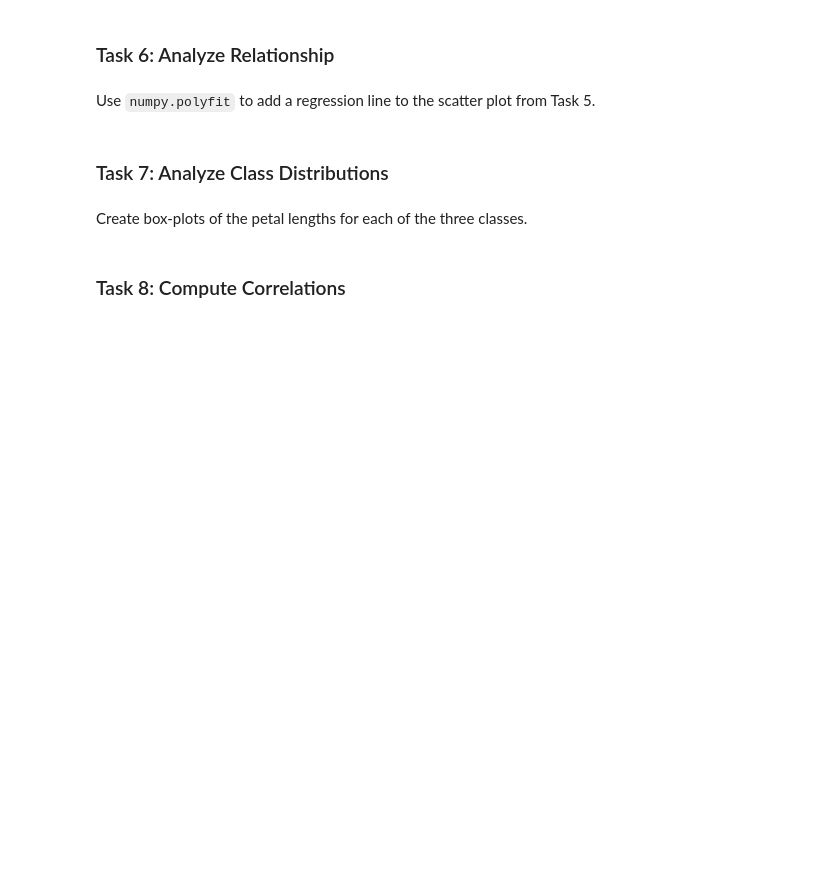
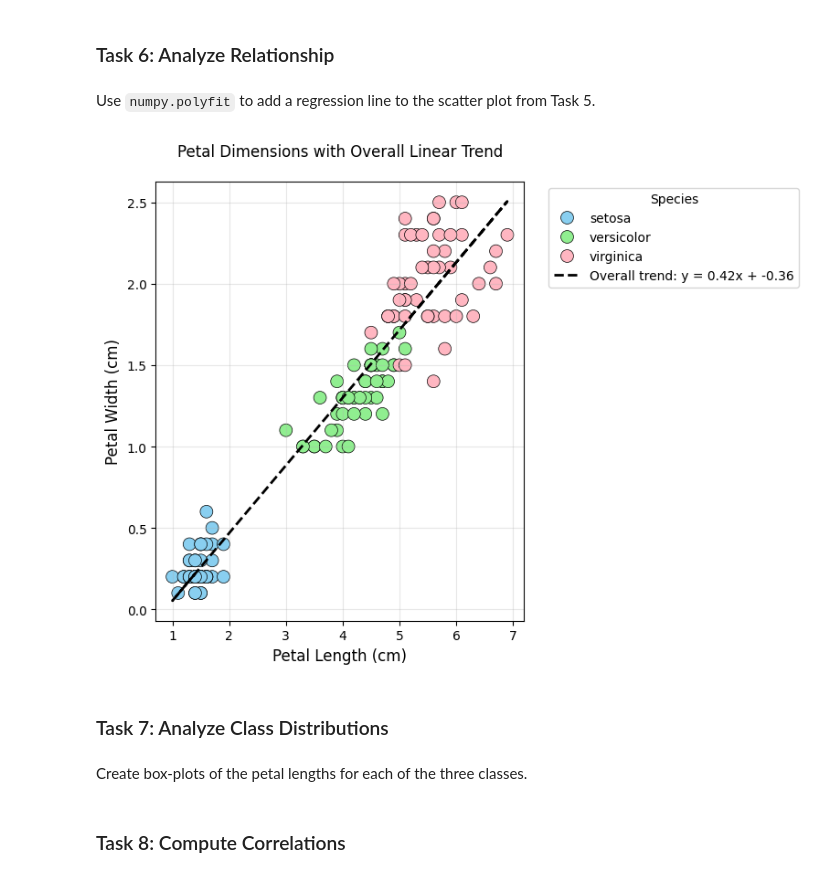
Before and after one commit to DaveyByrnes/principles_of_data_analytics, a Jupyter notebook: task.ipynb, the cells around one changed output. Saved outputs shown, nothing was run; the diff lists cells and outputs as text; code cells hidden in the pictures; blank space fills up the shorter version.

```diff
--- a/task.ipynb
+++ b/task.ipynb
@@ -214,6 +224,45 @@ plt.show()
 ### Task 6: Analyze Relationship
 # %% [markdown]
 Use `numpy.polyfit` to add a regression line to the scatter plot from Task 5.
+# %%
+# load
+iris_df = sns.load_dataset('iris')
+
+# plot
+
+
+plt.figure(figsize=(8,6))
+
+# plot
+scatter_plot = sns.scatterplot(data=iris_df,
+                x='petal_length',  # Changed from 'petal length (cm)'
+                y='petal_width',   # Changed from 'petal width (cm)'
+                hue='species',
+                palette={'setosa': '#89CFF0', 'versicolor': '#90EE90', 'virginica': '#FFB6C1'},
+                s=100,
+                edgecolor='black',
+                linewidth=0.5
+)
+
+# show regression
+slope, intercept = np.polyfit(iris_df['petal_length'], iris_df['petal_width'], 1)
+regression_line = slope * iris_df['petal_length'] + intercept
+
+plt.plot(iris_df['petal_length'], regression_line,
+         color='black',
+         linewidth=2,
+         linestyle='--',
+         label=f'Overall trend: y = {slope:.2f}x + {intercept:.2f}')
+
+plt.xlabel('Petal Length (cm)', fontsize=12)
+plt.ylabel('Petal Width (cm)', fontsize=12)
+plt.title('Petal Dimensions with Overall Linear Trend', pad=20)
+plt.legend(title='Species', bbox_to_anchor=(1.05, 1), loc='upper left')
+plt.grid(alpha=0.3)
+plt.tight_layout()
+plt.show()
+# %% [output]
+[figure, added]
 # %% [markdown]
 ### Task 7: Analyze Class Distributions
 # %% [markdown]
```
Also changed, not shown: parts of 2 cells of this notebook.
